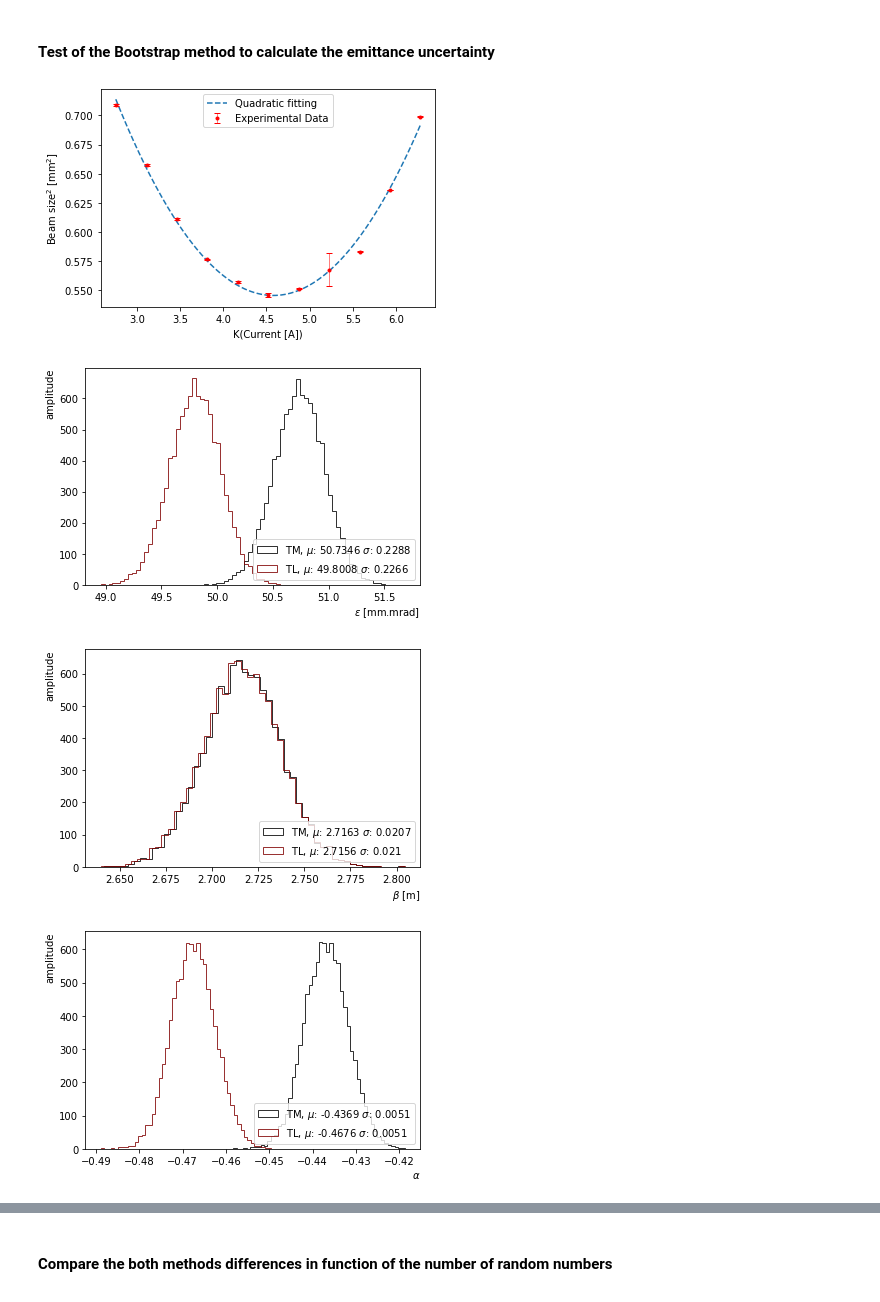
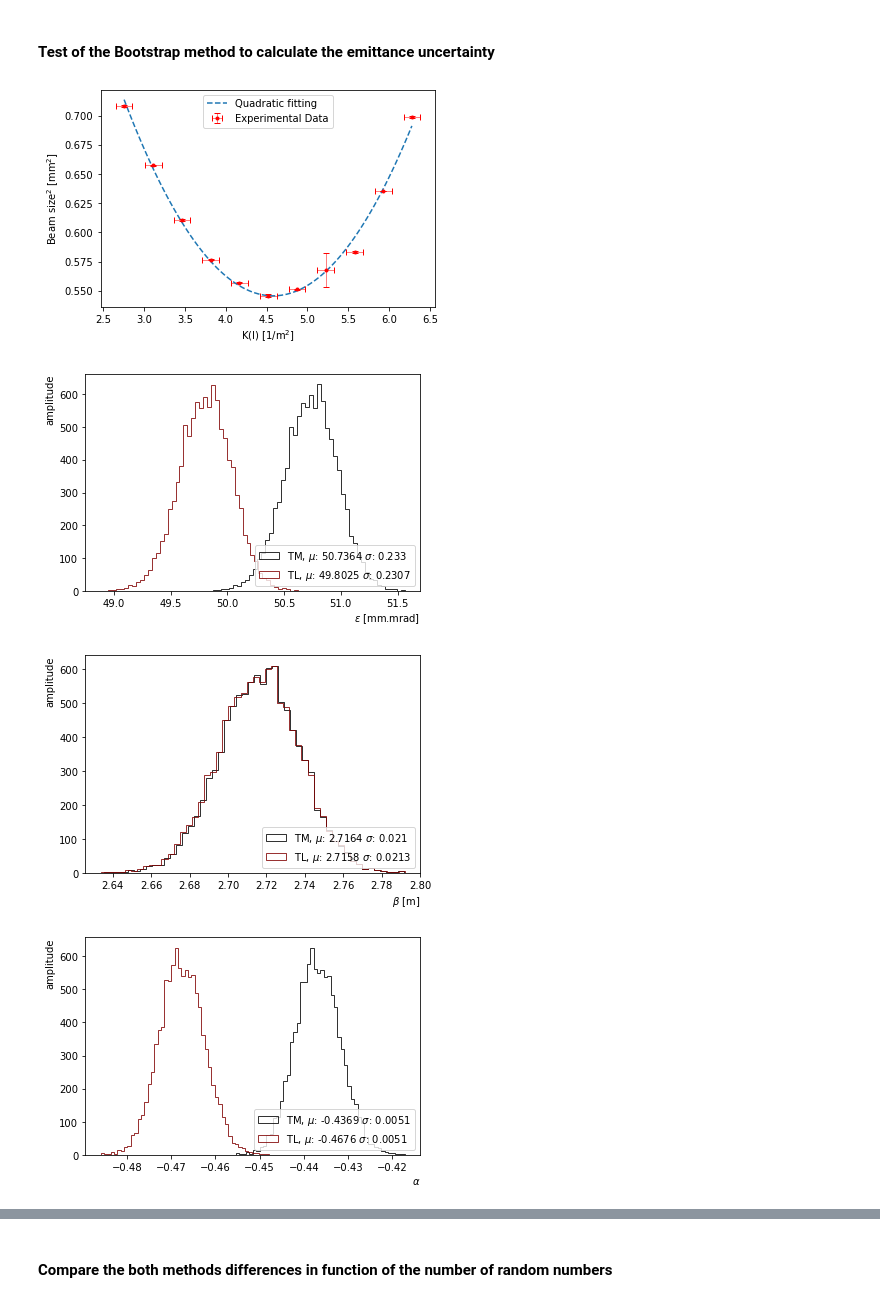
Before and after one commit to ccochato/cnm_final_project, a Jupyter notebook: FINAL_PROJECT_BOOTSTRAPPING_Emittance_uncertainty.ipynb, the cells around one changed output, grey strips where cells are left out. Drawn from its saved outputs; the diff is of its cells as text; code cells hidden in the pictures.

Commit message:
Implementation of Bootstrapping adding also the current uncertainties

```diff
--- a/FINAL_PROJECT_BOOTSTRAPPING_Emittance_uncertainty.ipynb
+++ b/FINAL_PROJECT_BOOTSTRAPPING_Emittance_uncertainty.ipynb
@@ -196,7 +196,7 @@ def plot_histo(data_tm, data_tl,  xaxis= r'$\epsilon$ [mmm.rad]'):
     plt.ylabel('amplitude', y=1, ha='right',size= 10)
     plt.show()
 # %%
-def emit_montec(energy, sigma, error, I_meas, plane, M, plot = True):
+def emit_montec(energy, sigma, err_s, I, err_I, plane, M, plot = True):
     '''Function to resample the raw data and calculate the beam emittance uncertainty'''
     sigma_montecarlo = []
 
@@ -205,23 +205,26 @@ def emit_montec(energy, sigma, error, I_meas, plane, M, plot = True):
     nemit_tl, beta_tl, alpha_tl, gamma_tl = np.zeros(M), np.zeros(M), np.zeros(M), np.zeros(M)
     for m in range(M):
         sigma_mont_s = []
+        I_mont_s = []
         for i in range(len(sigma)):
-            sigma_mont_s.append(sigma[i] + error[i]*np.random.randn())
+            sigma_mont_s.append(sigma[i] + err_s[i]*np.random.randn())
+            I_mont_s.append(I[i] + err_I[i]*np.random.randn())
         sigma_mont_s = np.array(sigma_mont_s)
-        nemit_t[m], beta_t[m],alpha_t[m],gamma_t[m] =  _trans_matrix_method(energy, I_meas, sigma_mont_s, pl=plane)
-        nemit_tl[m], beta_tl[m], alpha_tl[m], gamma_tl[m] =_thin_lens_method(energy, I_meas, sigma_mont_s, pl=plane)
+        nemit_t[m], beta_t[m],alpha_t[m],gamma_t[m] =  _trans_matrix_method(energy, I_mont_s, sigma_mont_s, pl=plane)
+        nemit_tl[m], beta_tl[m], alpha_tl[m], gamma_tl[m] =_thin_lens_method(energy, I_mont_s, sigma_mont_s, pl=plane)
 
     if plot==True:
         sigma = np.array(sigma)*1000 # in mm
-        error = np.array(error)*1000 # in mm
-        K1 = _get_K1_from_I(energy,I_meas) # in mm
+        error = np.array(err_s)*1000 # in mm
+        K1 = _get_K1_from_I(energy, I) # in mm
+        err_K1 = _get_K1_from_I(energy, err_I)
         a1, b1, c1 = quadratic_fit(K1,sigma*sigma)
         K = np.linspace(min(K1), max(K1), 100)
         plt.plot(K , c1+b1*K+a1*K**2, '--', label = 'Quadratic fitting')
-        plt.errorbar( K1,sigma*sigma, yerr= 2*error, fmt = 'ro', markersize = 3,
+        plt.errorbar( K1,sigma*sigma, xerr = err_K1,  yerr= 2*error, fmt = 'ro', markersize = 3,
                  ecolor = 'red', capsize = 3,  linewidth = 0.5,
                  color = 'darkblue', label = "Experimental Data")
-        plt.xlabel('K(Current [A])')
+        plt.xlabel('K(I) [1/m$^2$]')
         plt.ylabel('Beam size$^2$ [mm$^2$]')
         plt.legend()
         plt.show()
@@ -235,9 +238,9 @@ def emit_montec(energy, sigma, error, I_meas, plane, M, plot = True):
 # %% [markdown]
 #### Test of the Bootstrap method to calculate the emittance uncertainty
 # %%
-nemit_t, nemit_tl = emit_montec(energy, sigma,err_sigma, current, 'x', 10000, plot = True)
+nemit_t, nemit_tl = emit_montec(energy, sigma, err_sigma, current, err_current, 'x', 10000, plot = True)
 # %% [output]
-[figure, old version]
+[figure, new version]
-[figure, old version]
+[figure, new version]
-[figure, old version]
+[figure, new version]
-[figure, old version]
+[figure, new version]
```
Also changed, not shown: parts of 2 cells of this notebook.
